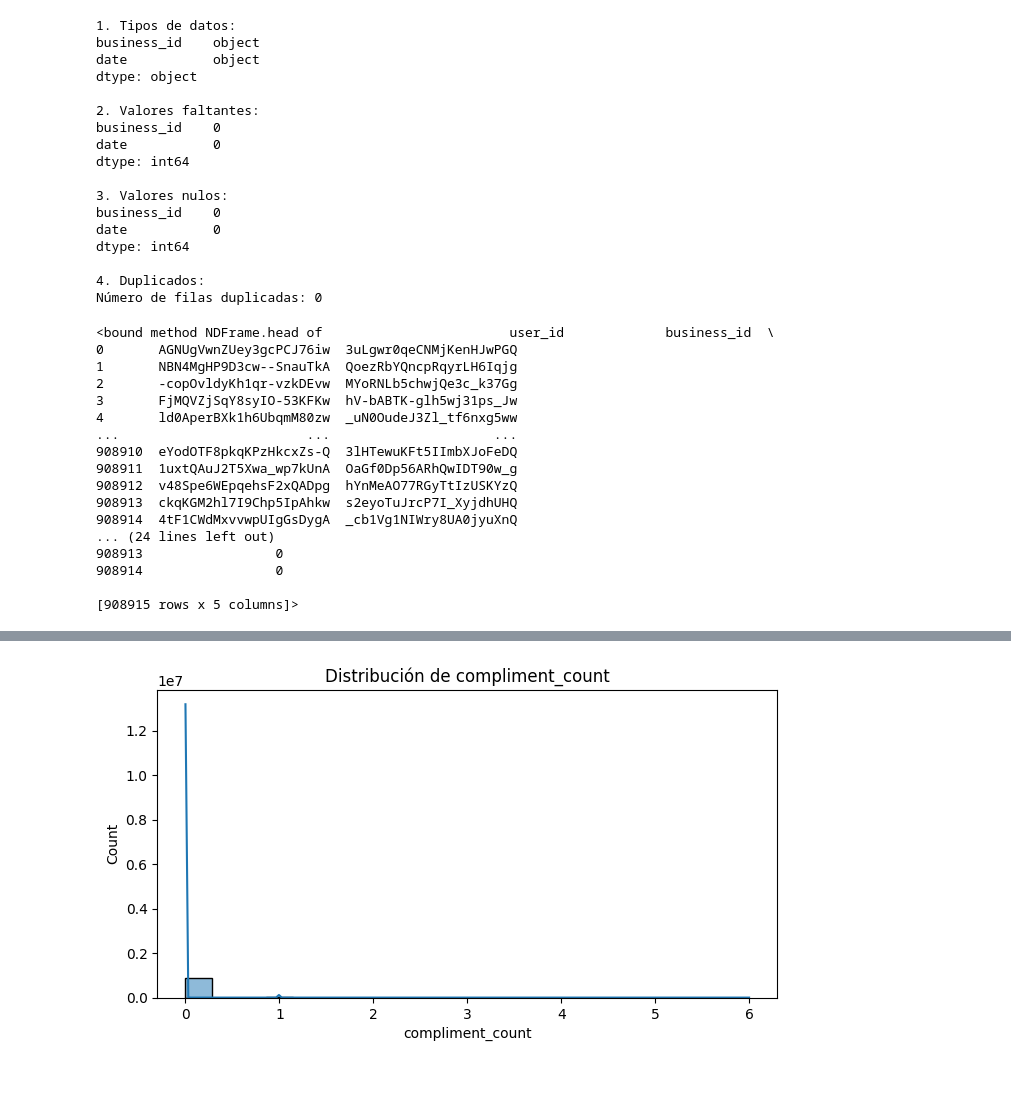
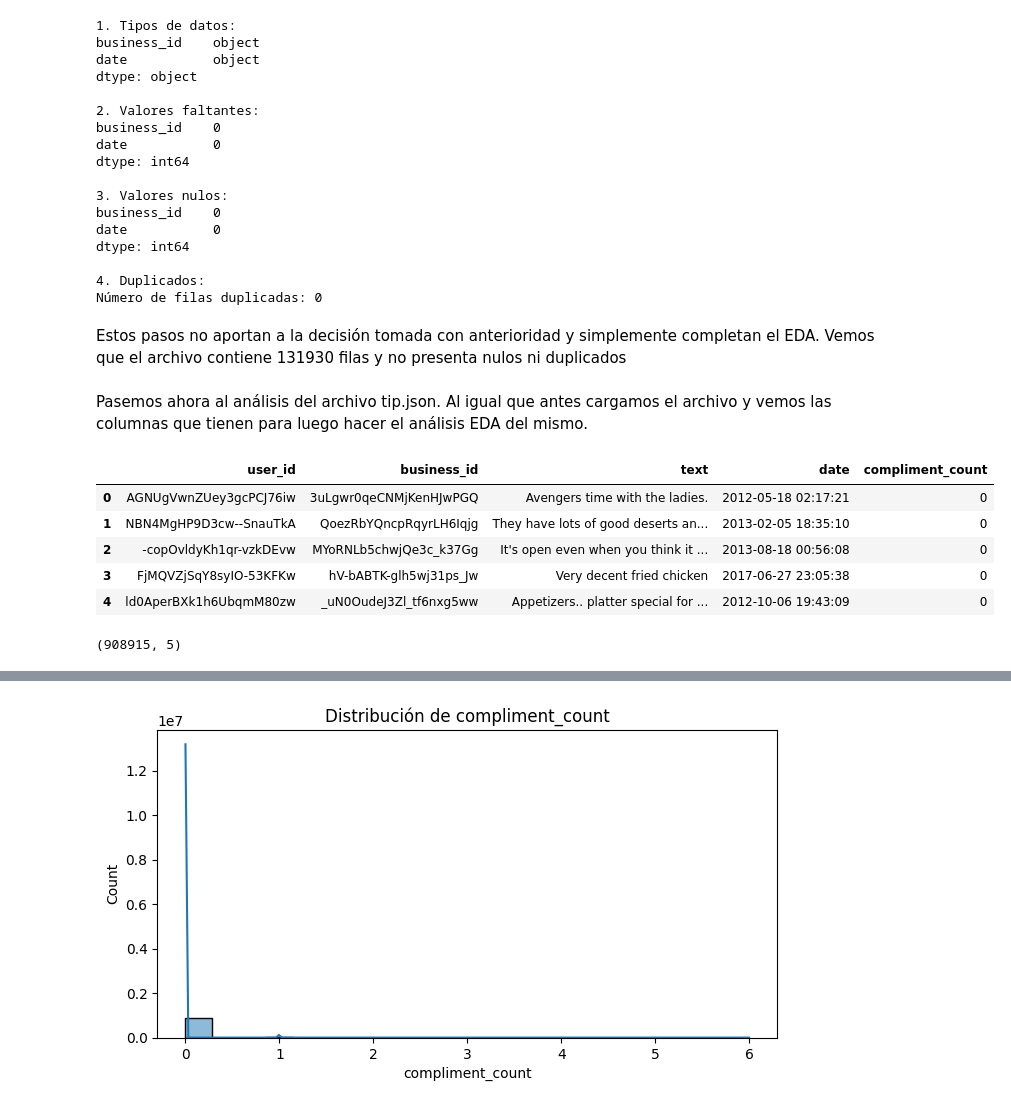
Before and after one commit to LauchaLogico/Proyecto_Final, a Jupyter notebook: EDA/EDA_json.ipynb, the cells around one changed output, grey strips where cells are left out. Cells and saved outputs as stored; diff of their text form; code cells hidden in the pictures; blank space fills up the shorter version.

```diff
--- a/EDA/EDA_json.ipynb
+++ b/EDA/EDA_json.ipynb
@@ -58,25 +56,22 @@ dtype: int64
 
 4. Duplicados:
 Número de filas duplicadas: 0
+# %% [markdown]
+Estos pasos no aportan a la decisión tomada con anterioridad y simplemente completan el EDA. Vemos que el archivo contiene 131930 filas y no presenta nulos ni duplicados
+# %% [markdown]
+Pasemos ahora al análisis del archivo tip.json. Al igual que antes cargamos el archivo y vemos las columnas que tienen para luego hacer el análisis EDA del mismo.
 # %%
-df = pd.read_json('tip.json', lines=True)
+df1 = pd.read_json('tip.json', lines=True)
 # %%
-df.head
+df1.head()
 # %% [output]
-<bound method NDFrame.head of                        user_id             business_id  \
-0       AGNUgVwnZUey3gcPCJ76iw  3uLgwr0qeCNMjKenHJwPGQ
-1       NBN4MgHP9D3cw--SnauTkA  QoezRbYQncpRqyrLH6Iqjg
-2       -copOvldyKh1qr-vzkDEvw  MYoRNLb5chwjQe3c_k37Gg
-3       FjMQVZjSqY8syIO-53KFKw  hV-bABTK-glh5wj31ps_Jw
-4       ld0AperBXk1h6UbqmM80zw  _uN0OudeJ3Zl_tf6nxg5ww
-...                        ...                     ...
-908910  eYodOTF8pkqKPzHkcxZs-Q  3lHTewuKFt5IImbXJoFeDQ
-908911  1uxtQAuJ2T5Xwa_wp7kUnA  OaGf0Dp56ARhQwIDT90w_g
-908912  v48Spe6WEpqehsF2xQADpg  hYnMeAO77RGyTtIzUSKYzQ
-908913  ckqKGM2hl7I9Chp5IpAhkw  s2eyoTuJrcP7I_XyjdhUHQ
-908914  4tF1CWdMxvvwpUIgGsDygA  _cb1Vg1NIWry8UA0jyuXnQ
-... (24 lines left out)
-908913                 0
-908914                 0
-
-[908915 rows x 5 columns]>
+|  | user_id | business_id | text | date | compliment_count |
+| 0 | AGNUgVwnZUey3gcPCJ76iw | 3uLgwr0qeCNMjKenHJwPGQ | Avengers time with the ladies. | 2012-05-18 02:17:21 | 0 |
+| 1 | NBN4MgHP9D3cw--SnauTkA | QoezRbYQncpRqyrLH6Iqjg | They have lots of good deserts an... | 2013-02-05 18:35:10 | 0 |
+| 2 | -copOvldyKh1qr-vzkDEvw | MYoRNLb5chwjQe3c_k37Gg | It's open even when you think it ... | 2013-08-18 00:56:08 | 0 |
+| 3 | FjMQVZjSqY8syIO-53KFKw | hV-bABTK-glh5wj31ps_Jw | Very decent fried chicken | 2017-06-27 23:05:38 | 0 |
+| 4 | ld0AperBXk1h6UbqmM80zw | _uN0OudeJ3Zl_tf6nxg5ww | Appetizers.. platter special for ... | 2012-10-06 19:43:09 | 0 |
+# %%
+df1.shape
+# %% [output]
+(908915, 5)
```
Also changed, not shown: parts of 11 cells of this notebook.
